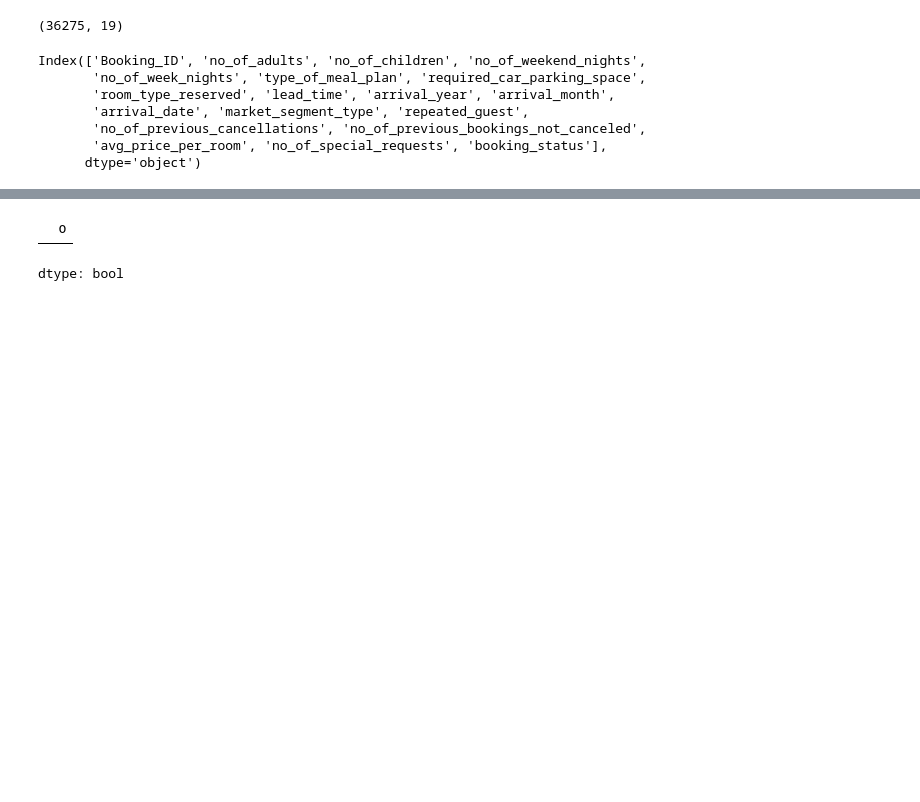
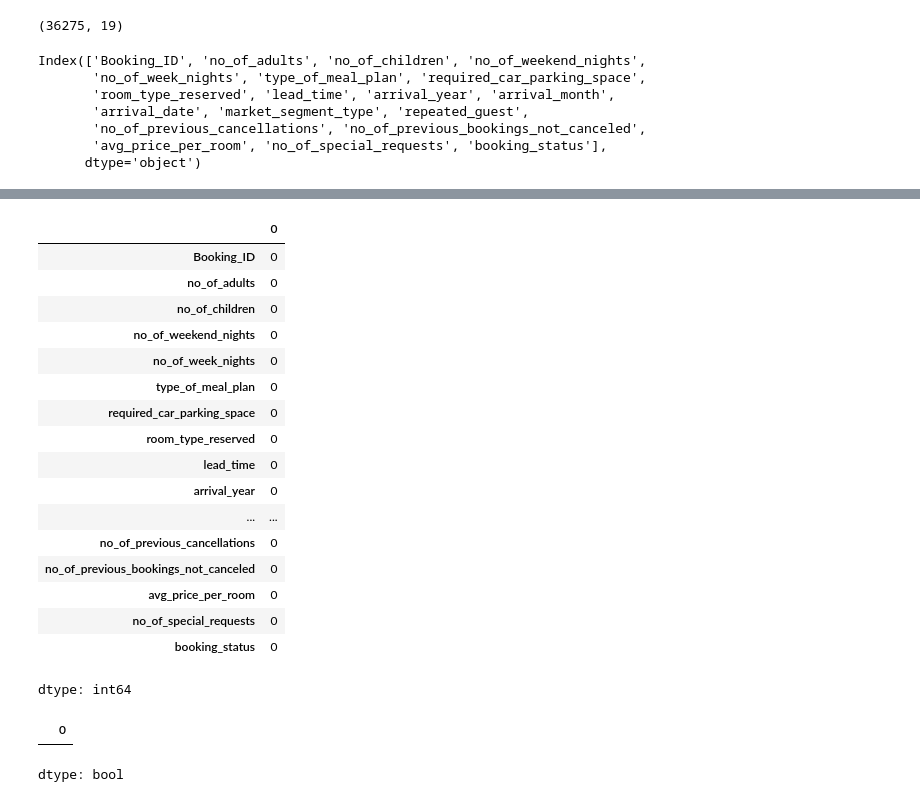
Before and after one commit to rizz045/Hotel-Booking-Cancellation-Analysis-Prediction, a Jupyter notebook: Hotel_Reservation_Status_Prediction_Using_Classification_Techniques.ipynb, the cells around one changed output, grey strips where cells are left out. Cells and saved outputs as stored; diff of their text form; code cells hidden in the pictures; blank space fills up the shorter version.

```diff
--- a/Hotel_Reservation_Status_Prediction_Using_Classification_Techniques.ipynb
+++ b/Hotel_Reservation_Status_Prediction_Using_Classification_Techniques.ipynb
@@ -51,3 +89,25 @@ Index(['Booking_ID', 'no_of_adults', 'no_of_children', 'no_of_weekend_nights',
+# %%
+# Checking for missing values
+df.isnull().sum()
+# %% [output]
+|  | 0 |
+| Booking_ID | 0 |
+| no_of_adults | 0 |
+| no_of_children | 0 |
+| no_of_weekend_nights | 0 |
+| no_of_week_nights | 0 |
+| type_of_meal_plan | 0 |
+| required_car_parking_space | 0 |
+| room_type_reserved | 0 |
+| lead_time | 0 |
+| arrival_year | 0 |
+| ... | ... |
+| no_of_previous_cancellations | 0 |
+| no_of_previous_bookings_not_canceled | 0 |
+| avg_price_per_room | 0 |
+| no_of_special_requests | 0 |
+| booking_status | 0 |
+dtype: int64
 # %%
 col = df.dtypes == 'objects'
 obj_cols = col[col] == True
```
Also changed, not shown: parts of 2 cells of this notebook.
